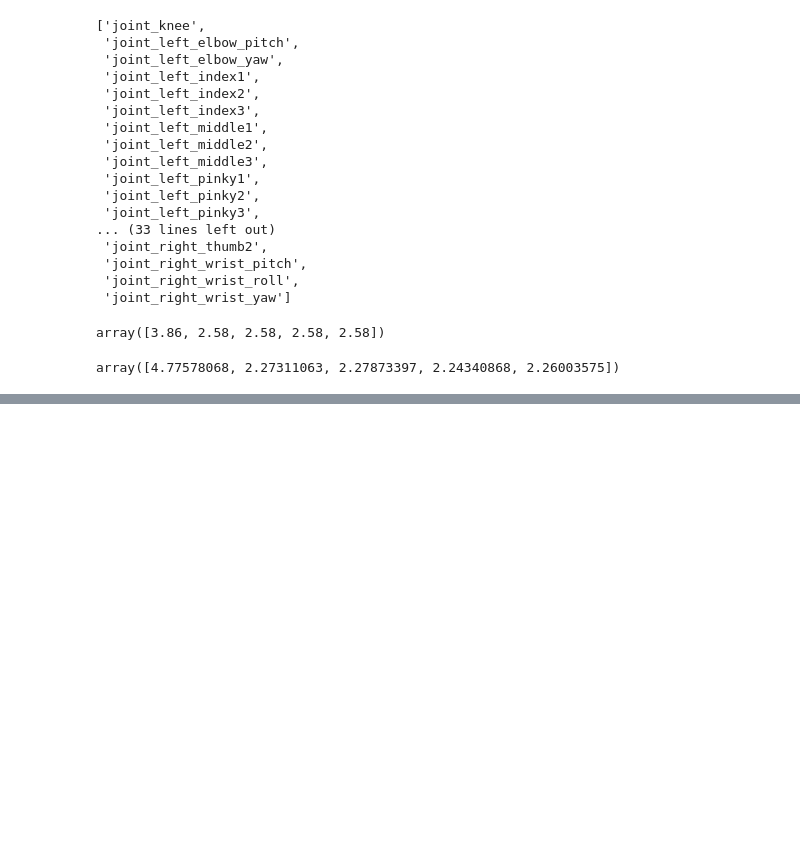
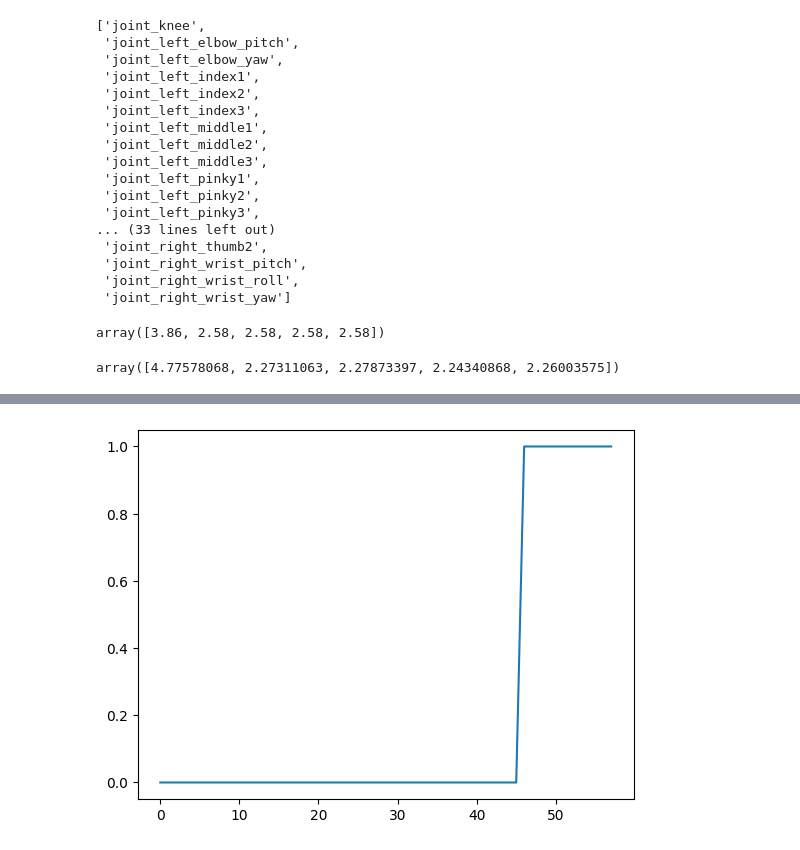
Before and after one commit to abliao/SeaWave, a Jupyter notebook: src/test.ipynb, the cells around one changed output, grey strips where cells are left out. Saved outputs shown, nothing was run; the diff lists cells and outputs as text; code cells hidden in the pictures; blank space fills up the shorter version.

```diff
--- a/src/test.ipynb
+++ b/src/test.ipynb
@@ -715,0 +795,12 @@ for frame in data[2]['track']:
+# %%
+import pickle
+with open('../../tmp/000001.pkl','rb') as f:
+    data=pickle.load(f)
+actions = []
+for frame in data['trajectory']:
+    actions.append(frame['action'])
+actions = np.array(actions)
+plt.plot(actions[:,7])
+plt.show()
+# %% [output]
+[figure, added]
```
Also changed, not shown: parts of 48 cells of this notebook, 3 other files.
